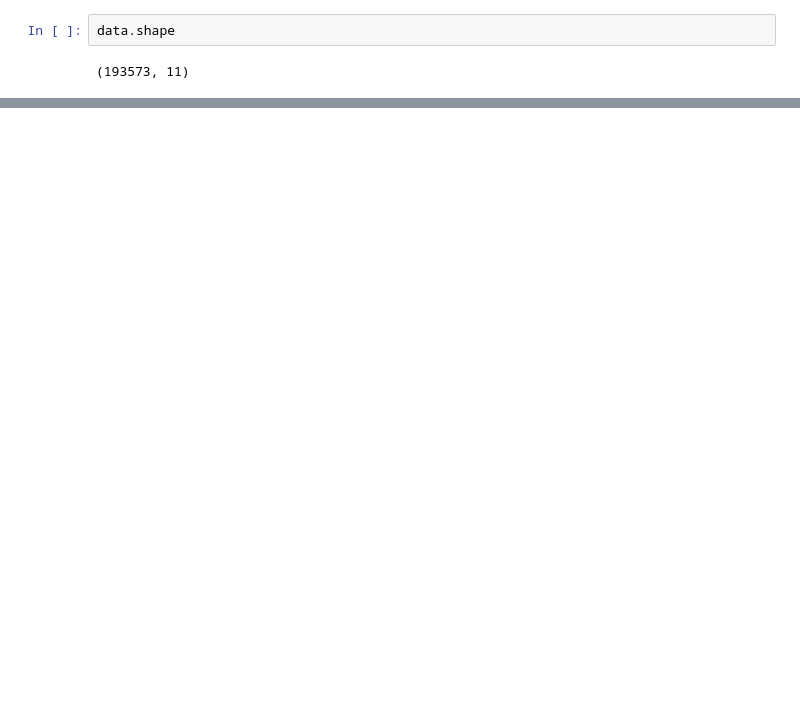
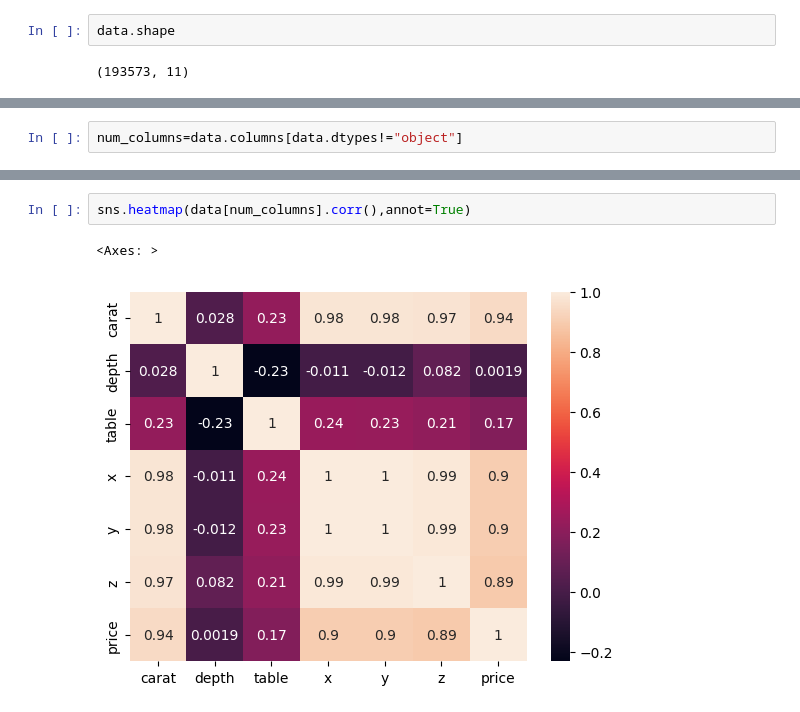
Before and after one commit to sahubabu/first_mlops_project, a Jupyter notebook: experiments/experiments.ipynb, the cells around one changed output, grey strips where cells are left out. Cells and saved outputs as stored; diff of their text form; blank space fills up the shorter version.

```diff
--- a/experiments/experiments.ipynb
+++ b/experiments/experiments.ipynb
@@ -45,0 +160,2 @@ data.sample(5)
+# %%
+num_columns=data.columns[data.dtypes!="object"]
@@ -45,0 +265,5 @@ data.sample(5)
+# %%
+sns.heatmap(data[num_columns].corr(),annot=True)
+# %% [output]
+<Axes: >
+[figure, added]
```
Also changed, not shown: parts of 72 cells of this notebook.
